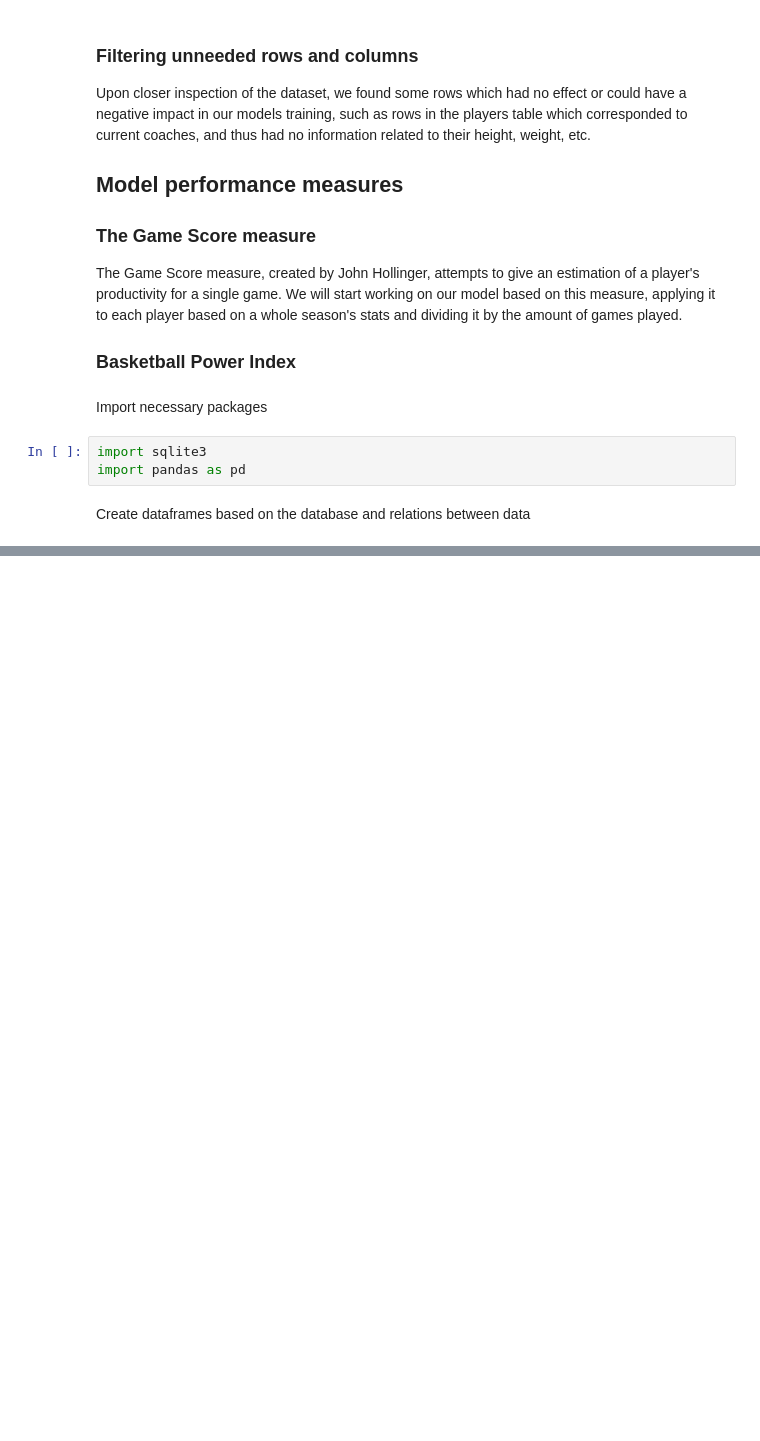
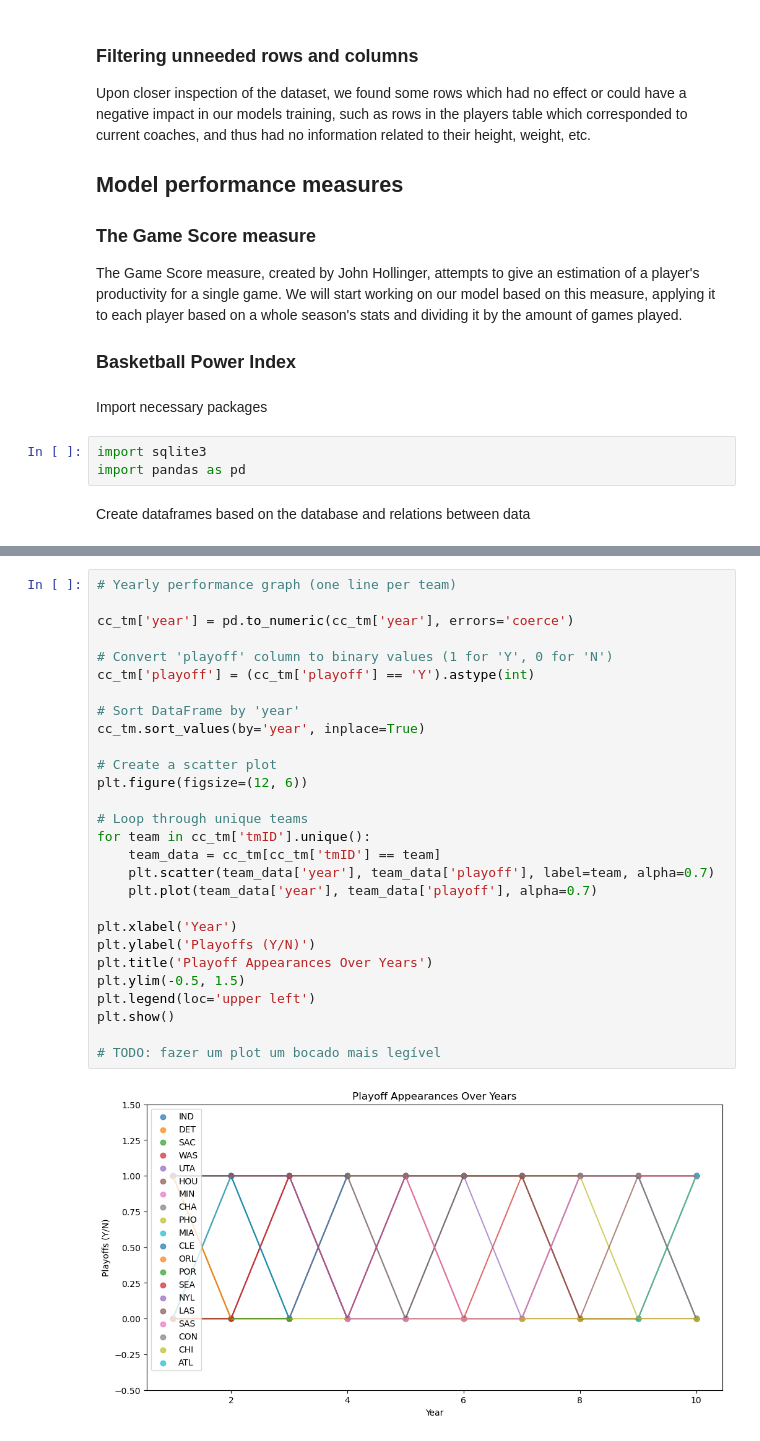
Before and after one commit to toni-santos/ac-2023, a Jupyter notebook: main.ipynb, the cells around one changed output, grey strips where cells are left out. Cells and saved outputs as stored; diff of their text form; blank space fills up the shorter version.

```diff
--- a/main.ipynb
+++ b/main.ipynb
@@ -72,0 +217,30 @@ cc_tm = pd.read_sql_query("SELECT * FROM coaches INNER JOIN teams ON (coaches.tm
+# %%
+# Yearly performance graph (one line per team)
+
+cc_tm['year'] = pd.to_numeric(cc_tm['year'], errors='coerce')
+
+# Convert 'playoff' column to binary values (1 for 'Y', 0 for 'N')
+cc_tm['playoff'] = (cc_tm['playoff'] == 'Y').astype(int)
+
+# Sort DataFrame by 'year'
+cc_tm.sort_values(by='year', inplace=True)
+
+# Create a scatter plot
+plt.figure(figsize=(12, 6))
+
+# Loop through unique teams
+for team in cc_tm['tmID'].unique():
+    team_data = cc_tm[cc_tm['tmID'] == team]
+    plt.scatter(team_data['year'], team_data['playoff'], label=team, alpha=0.7)
+    plt.plot(team_data['year'], team_data['playoff'], alpha=0.7)
+
+plt.xlabel('Year')
+plt.ylabel('Playoffs (Y/N)')
+plt.title('Playoff Appearances Over Years')
+plt.ylim(-0.5, 1.5)
+plt.legend(loc='upper left')
+plt.show()
+
+# TODO: fazer um plot um bocado mais legível
+# %% [output]
+[figure, added]
```
Also changed, not shown: parts of 7 cells of this notebook, 1 other file.
